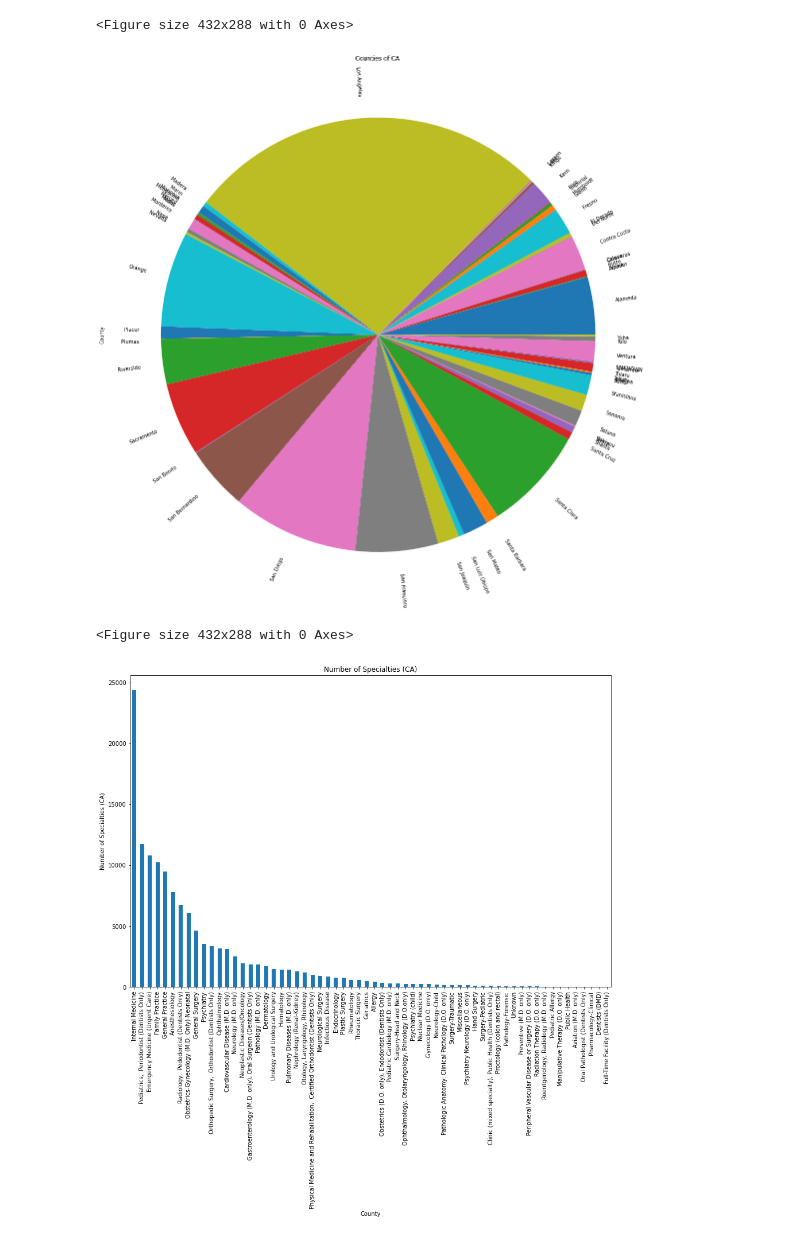
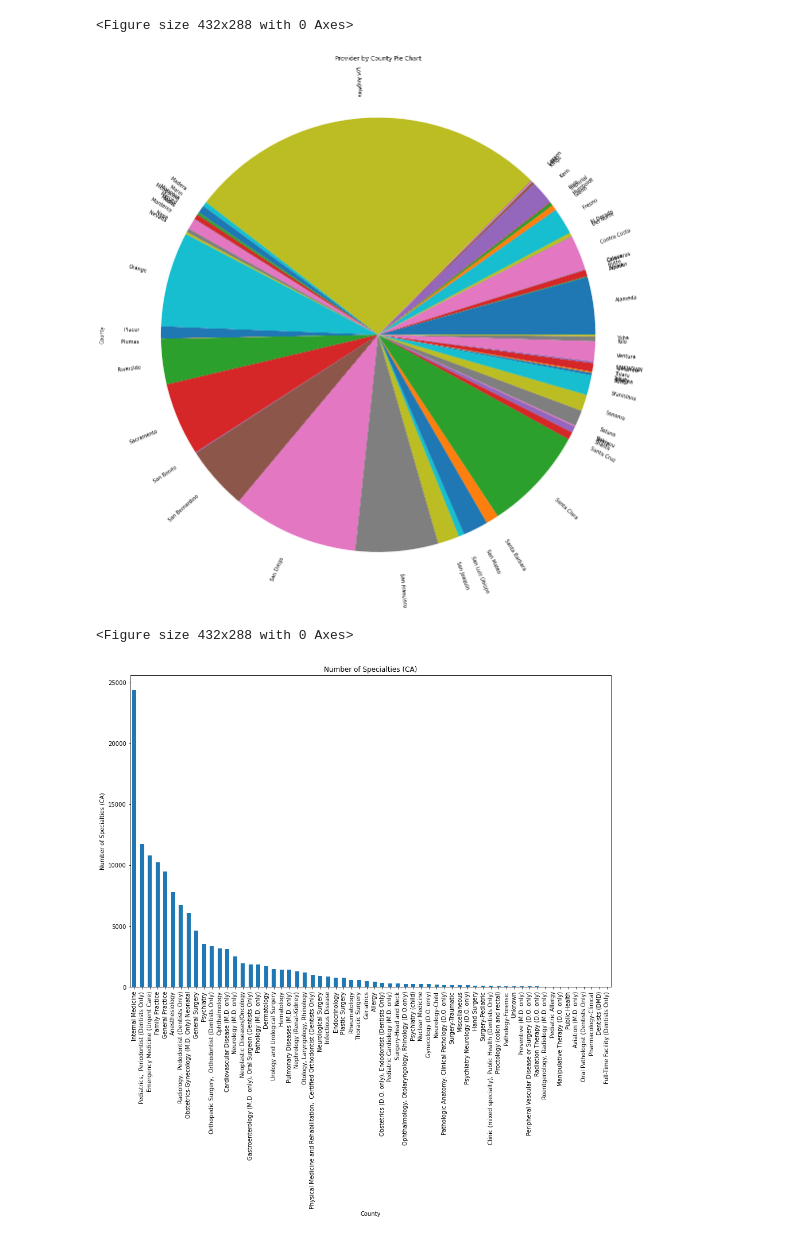
Before and after one commit to vsanga04/Project-1, a Jupyter notebook: Provider_data.ipynb, the cells around one changed output. Cells and saved outputs as stored; diff of their text form; code cells hidden in the pictures.

```diff
--- a/Provider_data.ipynb
+++ b/Provider_data.ipynb
@@ -216,11 +216,12 @@ plt.tight_layout()
 <Figure size 432x288 with 0 Axes>
 # %%
 county_pie = county_providers_count.plot(kind="pie", y='Provider Count', title=("Counties of CA "), figsize = (45,20), rotatelabels = True)
+plt.title("Provider by County Pie Chart")
 plt.savefig("output_figures/Pie_chart_Provider_Count__by_County.png")
 plt.show()
 plt.tight_layout()
 # %% [output]
-[figure, old version]
+[figure, new version]
 <Figure size 432x288 with 0 Axes>
 # %%
 specialty_providers = clean_physicians.groupby(["Specialty"])
```
Also changed, not shown: parts of 4 cells of this notebook, 5 other files.
